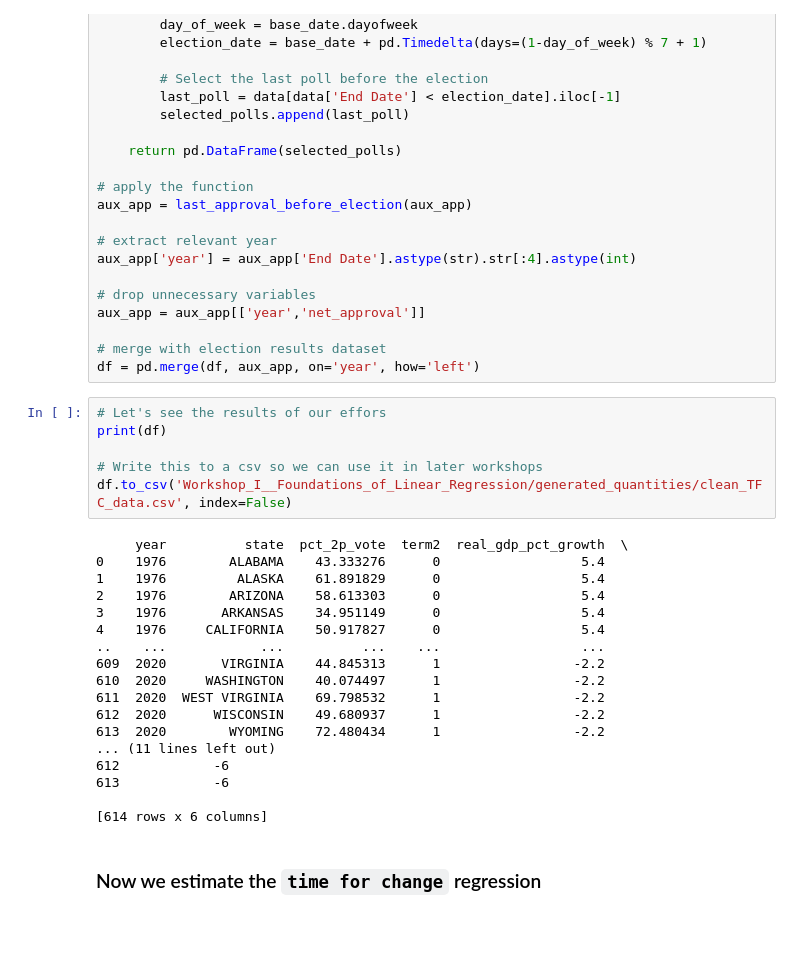
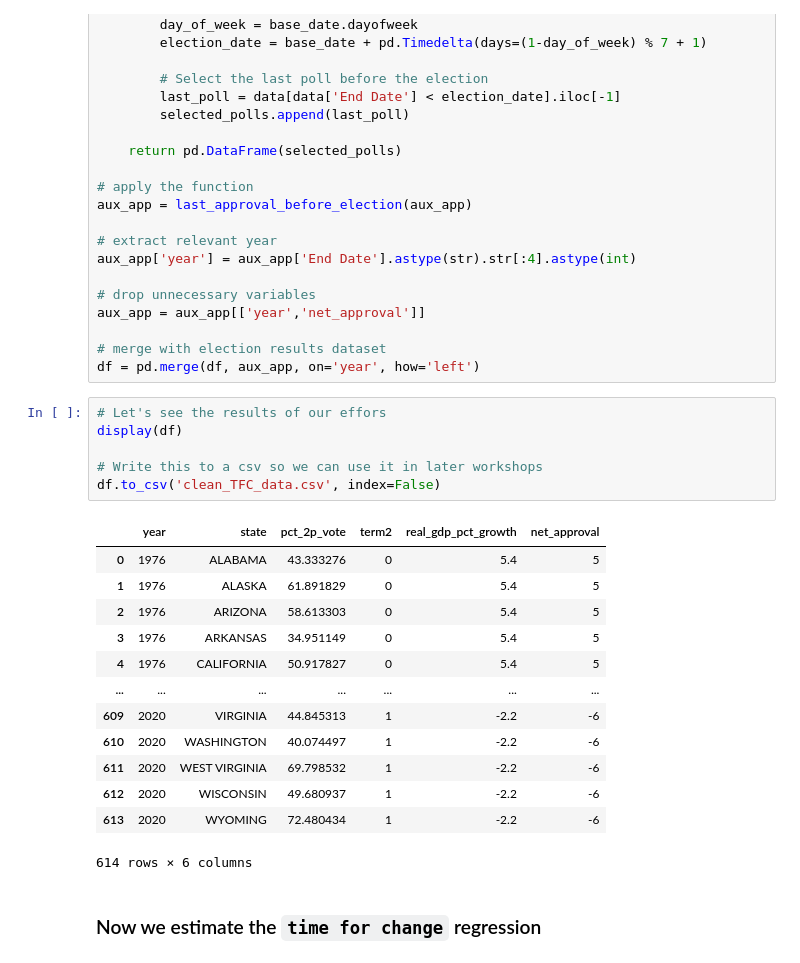
Before and after one commit to alicja-a-d/group_camp_week, a Jupyter notebook: Workshop I - Foundations of Linear Regression.ipynb, the cells around one changed output. Drawn from its saved outputs; the diff is of its cells as text; blank space fills up the shorter version.

```diff
--- a/Workshop I - Foundations of Linear Regression.ipynb
+++ b/Workshop I - Foundations of Linear Regression.ipynb
@@ -176,28 +169,24 @@ aux_app = aux_app[['year','net_approval']]
 df = pd.merge(df, aux_app, on='year', how='left')
 # %%
 # Let's see the results of our effors
-print(df)
+display(df)
 
 # Write this to a csv so we can use it in later workshops
-df.to_csv('Workshop_I__Foundations_of_Linear_Regression/generated_quantities/clean_TFC_data.csv', index=False)
+df.to_csv('clean_TFC_data.csv', index=False)
 # %% [output]
+|  | year | state | pct_2p_vote | term2 | real_gdp_pct_growth | net_approval |
+| 0 | 1976 | ALABAMA | 43.333276 | 0 | 5.4 | 5 |
+| 1 | 1976 | ALASKA | 61.891829 | 0 | 5.4 | 5 |
+| 2 | 1976 | ARIZONA | 58.613303 | 0 | 5.4 | 5 |
+| 3 | 1976 | ARKANSAS | 34.951149 | 0 | 5.4 | 5 |
+| 4 | 1976 | CALIFORNIA | 50.917827 | 0 | 5.4 | 5 |
+| ... | ... | ... | ... | ... | ... | ... |
+| 609 | 2020 | VIRGINIA | 44.845313 | 1 | -2.2 | -6 |
+| 610 | 2020 | WASHINGTON | 40.074497 | 1 | -2.2 | -6 |
+| 611 | 2020 | WEST VIRGINIA | 69.798532 | 1 | -2.2 | -6 |
+| 612 | 2020 | WISCONSIN | 49.680937 | 1 | -2.2 | -6 |
+| 613 | 2020 | WYOMING | 72.480434 | 1 | -2.2 | -6 |
-     year          state  pct_2p_vote  term2  real_gdp_pct_growth  \
-0    1976        ALABAMA    43.333276      0                  5.4
-1    1976         ALASKA    61.891829      0                  5.4
-2    1976        ARIZONA    58.613303      0                  5.4
-3    1976       ARKANSAS    34.951149      0                  5.4
-4    1976     CALIFORNIA    50.917827      0                  5.4
-..    ...            ...          ...    ...                  ...
-609  2020       VIRGINIA    44.845313      1                 -2.2
-610  2020     WASHINGTON    40.074497      1                 -2.2
-611  2020  WEST VIRGINIA    69.798532      1                 -2.2
-612  2020      WISCONSIN    49.680937      1                 -2.2
-613  2020        WYOMING    72.480434      1                 -2.2
-... (11 lines left out)
-612            -6
-613            -6
-
-[614 rows x 6 columns]
+614 rows × 6 columns
 # %% [markdown]
 ### Now we estimate the `time for change` regression
 # %%
```
Also changed, not shown: parts of 5 cells of this notebook, 2 other files.
